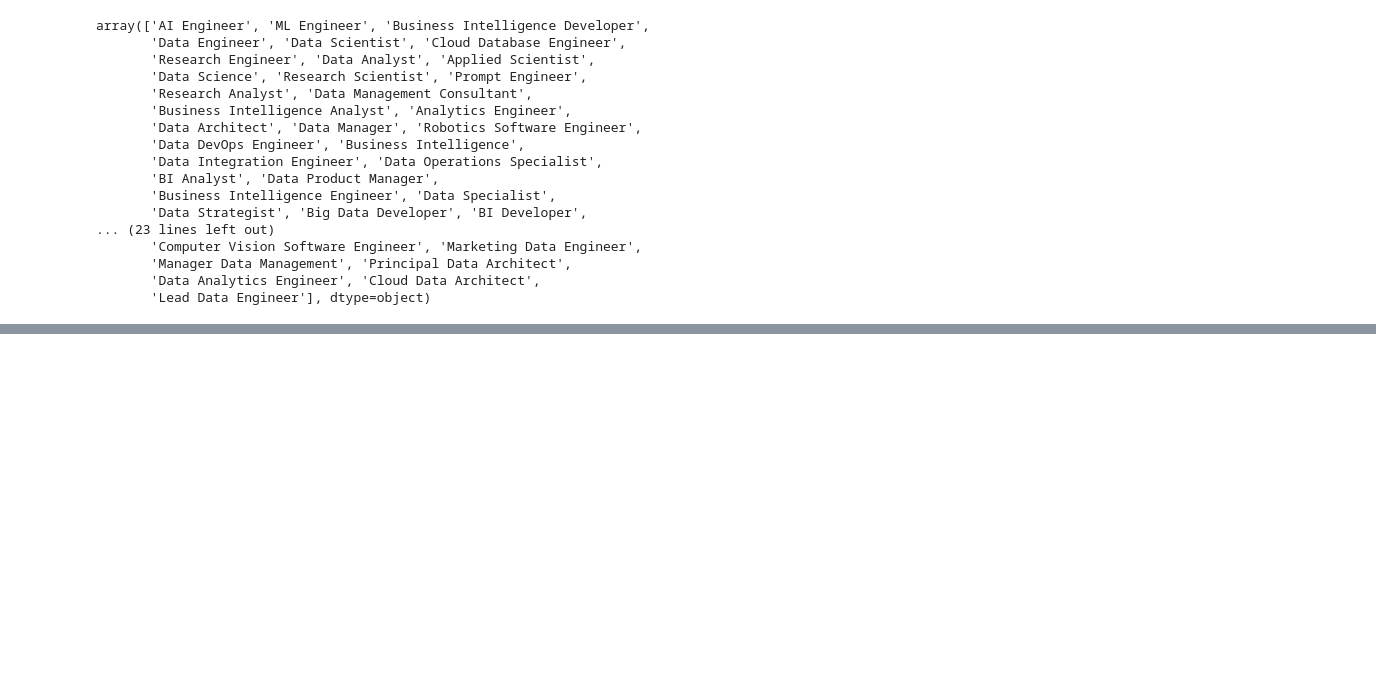
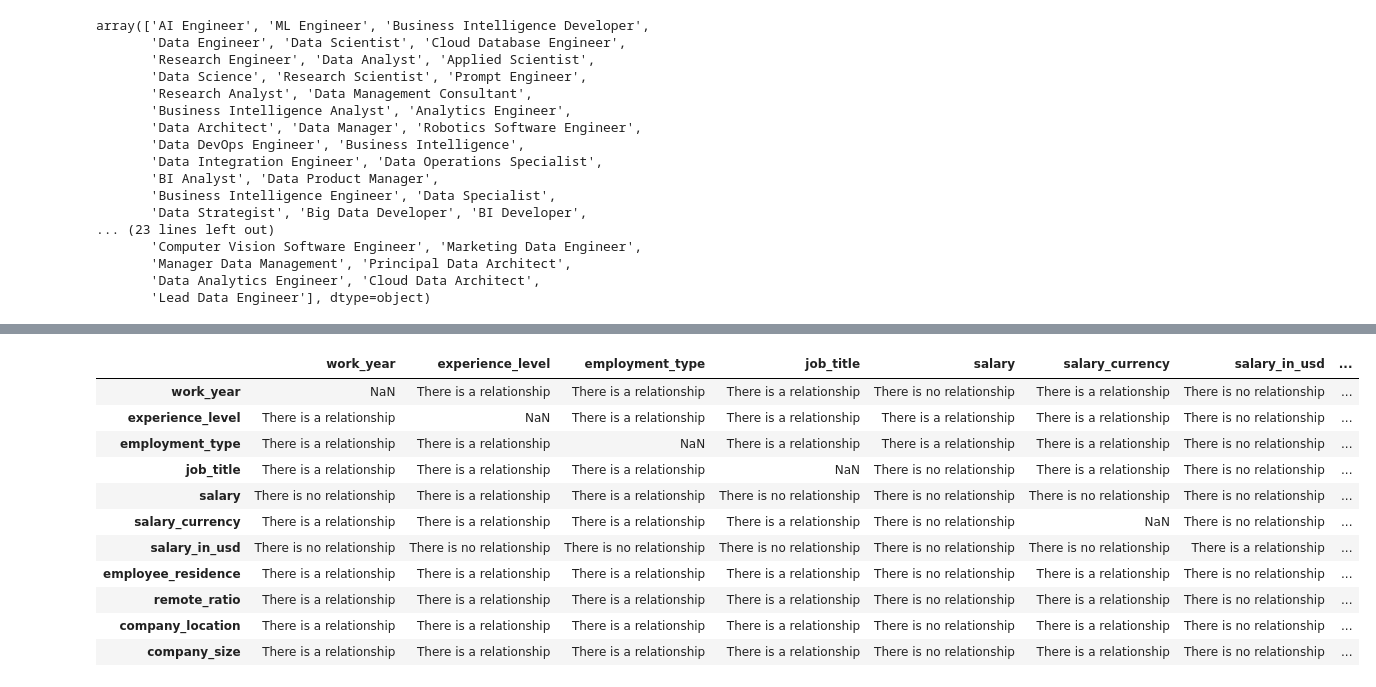
Before and after one commit to GDharan10/Dataset13_DataScienceJobSalaries_2024_AdaBoostRegressor, a Jupyter notebook: salaries.ipynb, the cells around one changed output, grey strips where cells are left out. Cells and saved outputs as stored; diff of their text form; code cells hidden in the pictures; blank space fills up the shorter version.

```diff
--- a/salaries.ipynb
+++ b/salaries.ipynb
@@ -229,0 +393,15 @@ array(['AI Engineer', 'ML Engineer', 'Business Intelligence Developer',
+# %%
+comperativeColumn_result
+# %% [output]
+|  | work_year | experience_level | employment_type | job_title | salary | salary_currency | salary_in_usd | ... |
+| work_year | NaN | There is a relationship | There is a relationship | There is a relationship | There is no relationship | There is a relationship | There is no relationship | ... |
+| experience_level | There is a relationship | NaN | There is a relationship | There is a relationship | There is a relationship | There is a relationship | There is no relationship | ... |
+| employment_type | There is a relationship | There is a relationship | NaN | There is a relationship | There is a relationship | There is a relationship | There is no relationship | ... |
+| job_title | There is a relationship | There is a relationship | There is a relationship | NaN | There is no relationship | There is a relationship | There is no relationship | ... |
+| salary | There is no relationship | There is a relationship | There is a relationship | There is no relationship | There is no relationship | There is no relationship | There is no relationship | ... |
+| salary_currency | There is a relationship | There is a relationship | There is a relationship | There is a relationship | There is no relationship | NaN | There is no relationship | ... |
+| salary_in_usd | There is no relationship | There is no relationship | There is no relationship | There is no relationship | There is no relationship | There is no relationship | There is a relationship | ... |
+| employee_residence | There is a relationship | There is a relationship | There is a relationship | There is a relationship | There is no relationship | There is a relationship | There is no relationship | ... |
+| remote_ratio | There is a relationship | There is a relationship | There is a relationship | There is a relationship | There is no relationship | There is a relationship | There is no relationship | ... |
+| company_location | There is a relationship | There is a relationship | There is a relationship | There is a relationship | There is no relationship | There is a relationship | There is no relationship | ... |
+| company_size | There is a relationship | There is a relationship | There is a relationship | There is a relationship | There is no relationship | There is a relationship | There is no relationship | ... |
```
Also changed, not shown: parts of 13 cells of this notebook.
